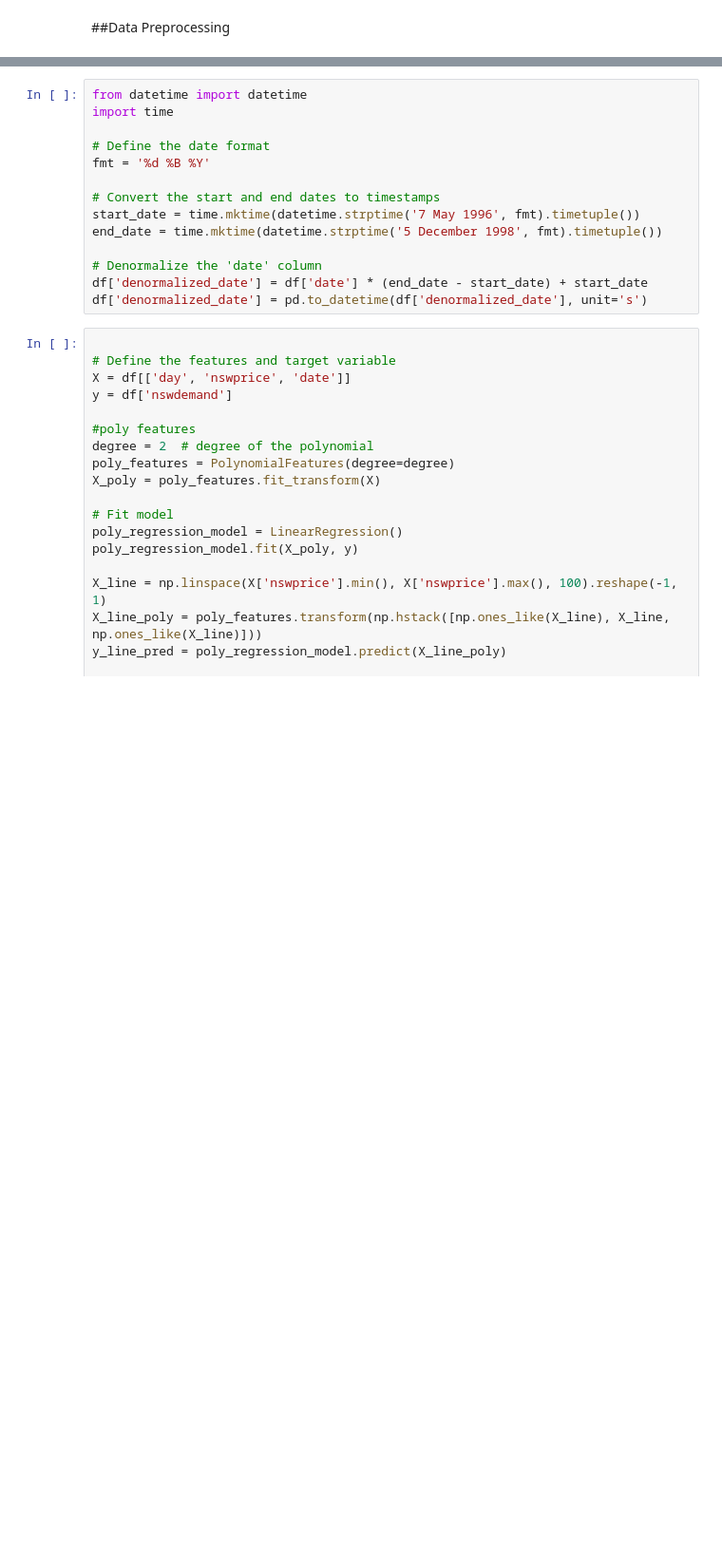
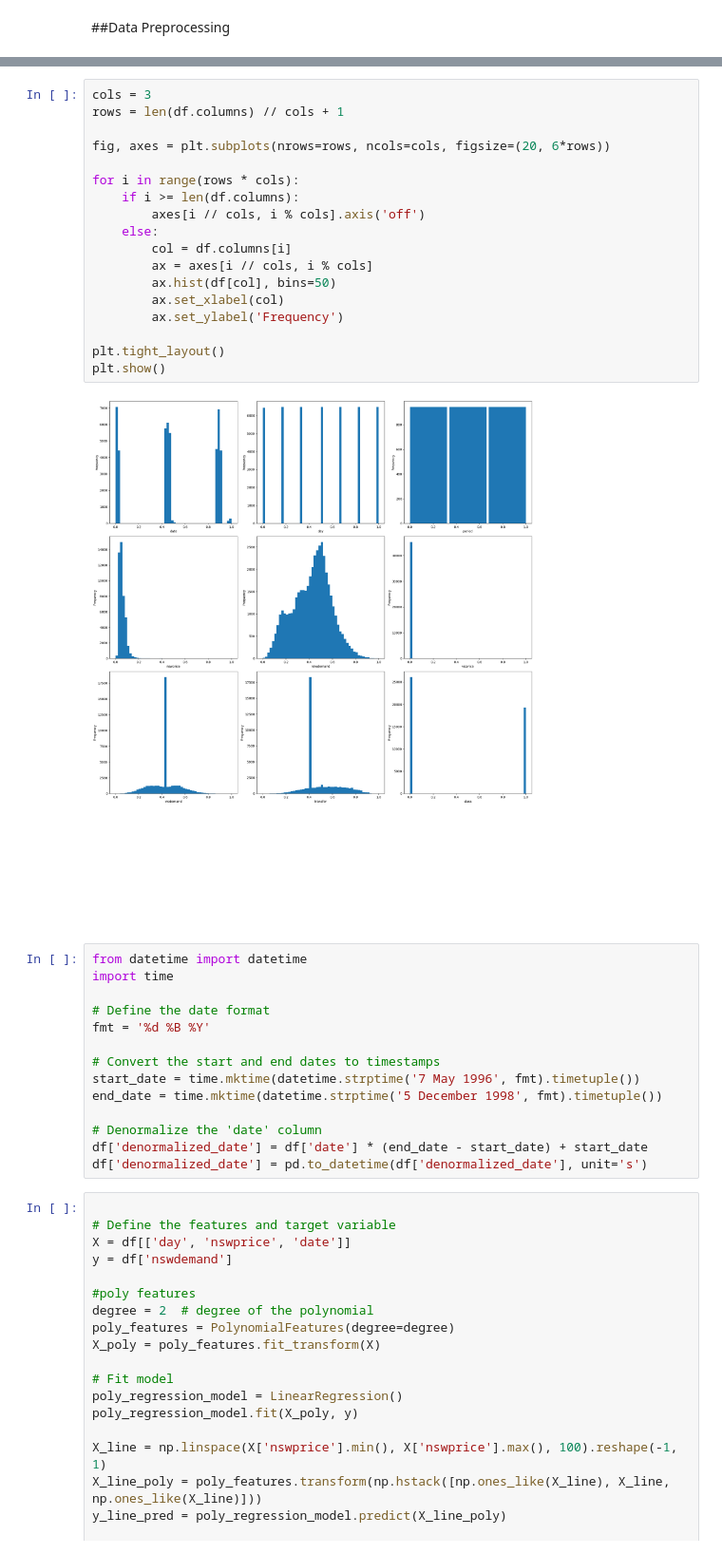
Before and after one commit to tristan0huang/ECS171, a Jupyter notebook: ECS_171_FinalProject.ipynb, the cells around one changed output, grey strips where cells are left out. Shown at 95% size. Drawn from its saved outputs; the diff is of its cells as text; blank space fills up the shorter version.

```diff
--- a/ECS_171_FinalProject.ipynb
+++ b/ECS_171_FinalProject.ipynb
@@ -42,3 +59,23 @@ plt.show()
+# %%
+cols = 3
+rows = len(df.columns) // cols + 1
+
+fig, axes = plt.subplots(nrows=rows, ncols=cols, figsize=(20, 6*rows))
+
+for i in range(rows * cols):
+    if i >= len(df.columns):
+        axes[i // cols, i % cols].axis('off')
+    else:
+        col = df.columns[i]
+        ax = axes[i // cols, i % cols]
+        ax.hist(df[col], bins=50)
+        ax.set_xlabel(col)
+        ax.set_ylabel('Frequency')
+
+plt.tight_layout()
+plt.show()
+# %% [output]
+[figure, added]
 # %%
 from datetime import datetime
 import time
```
Also changed, not shown: parts of 9 cells of this notebook.
